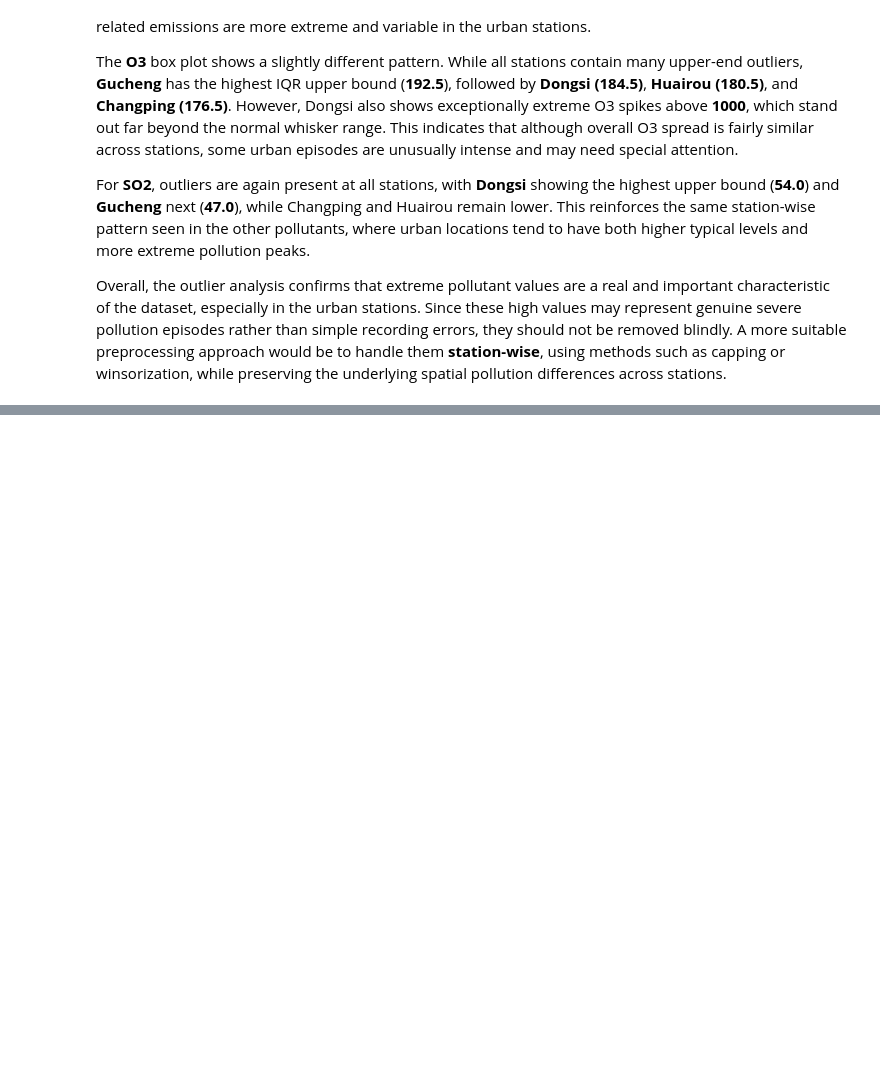
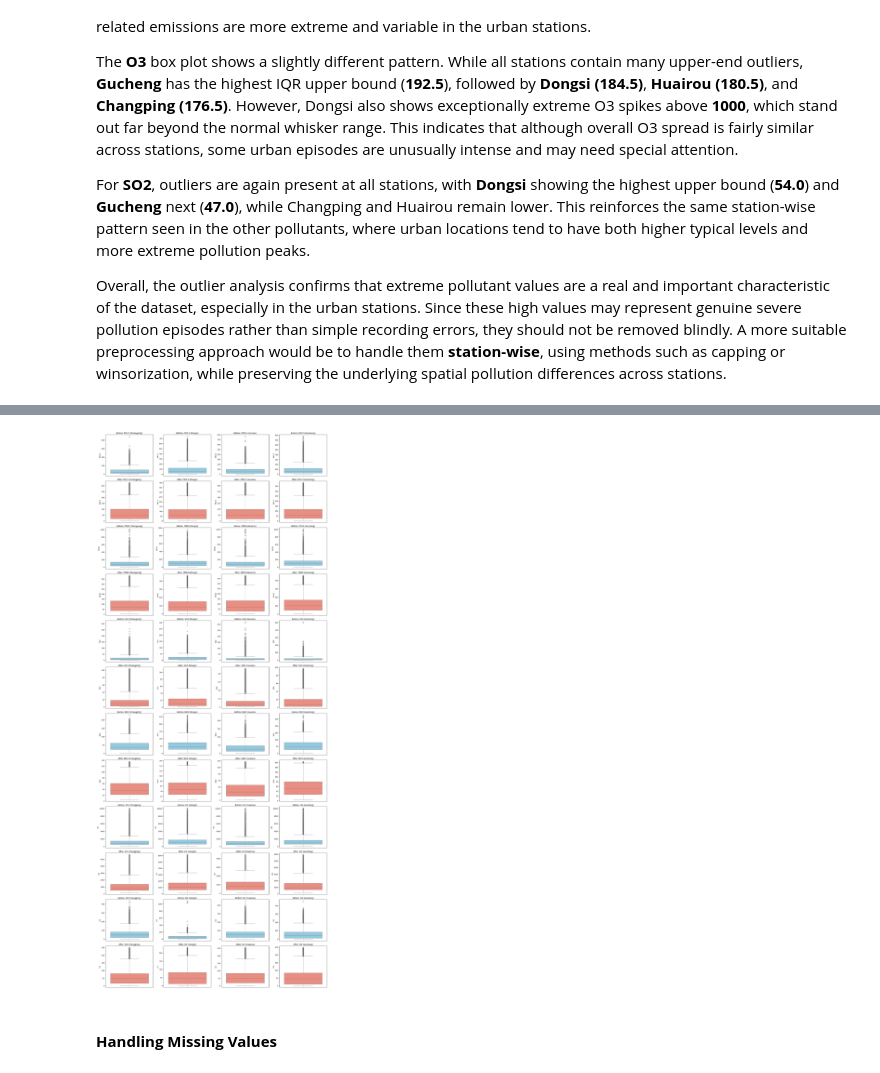
Before and after one commit to SameerPasha565/Air-pollution-analysis, a Jupyter notebook: Prac1Assignment.ipynb, the cells around one changed output, grey strips where cells are left out. Cells and saved outputs as stored; diff of their text form; code cells hidden in the pictures; blank space fills up the shorter version.

```diff
--- a/Prac1Assignment.ipynb
+++ b/Prac1Assignment.ipynb
@@ -396,0 +423,3 @@ Overall, the outlier analysis confirms that extreme pollutant values are a real
+# %%
+# Saving a copy before cleaning
+df_original = df.copy()
@@ -396,0 +428,15 @@ Overall, the outlier analysis confirms that extreme pollutant values are a real
+# %%
+pollutants = ['PM2.5', 'PM10', 'SO2', 'NO2', 'CO', 'O3']
+
+def winsorize_stationwise(df, cols):
+    df_clean = df.copy()
+    for station in df_clean['station'].unique():
+        mask = df_clean['station'] == station
+        for col in cols:
+            lower = df_clean.loc[mask, col].quantile(0.01)
+            upper = df_clean.loc[mask, col].quantile(0.99)
+            # Clip for pollutants: lower bound maxed at 0 to avoid negative physical values
+            df_clean.loc[mask, col] = df_clean.loc[mask, col].clip(lower=max(lower, 0), upper=upper)
+    return df_clean
+
+df_winsorized = winsorize_stationwise(df, pollutants)
@@ -396,0 +445,38 @@ Overall, the outlier analysis confirms that extreme pollutant values are a real
+# %%
+def compare_winsorization_by_pollutant(df_before, df_after, pollutant_cols, station_col='station'):
+    stations = df_before[station_col].unique()
+    n_pollutants = len(pollutant_cols)
+
+    # 2 rows per pollutant → BEFORE + AFTER
+    fig, axes = plt.subplots(n_pollutants * 2, len(stations), figsize=(5 * len(stations), 4 * n_pollutants * 2))
+
+    for i, pollutant in enumerate(pollutant_cols):
+        for j, station in enumerate(stations):
+
+            # BEFORE (top row for this pollutant)
+            sns.boxplot(
+                y=df_before[df_before[station_col] == station][pollutant],
+                ax=axes[i*2, j],
+                color='skyblue'
+            )
+            axes[i*2, j].set_title(f'Before: {pollutant} ({station})')
+
+            # AFTER (bottom row for this pollutant)
+            sns.boxplot(
+                y=df_after[df_after[station_col] == station][pollutant],
+                ax=axes[i*2 + 1, j],
+                color='salmon'
+            )
+            axes[i*2 + 1, j].set_title(f'After: {pollutant} ({station})')
+
+    plt.tight_layout()
+    plt.show()
+
+
+# Example usage:
+pollutant_cols = ["PM2.5", "PM10", "SO2", "NO2", "CO", "O3"]
+compare_winsorization_by_pollutant(df_original, df_winsorized, pollutant_cols)
+# %% [output]
+[figure, added]
+# %% [markdown]
+#### **Handling Missing Values**
```
Also changed, not shown: parts of 12 cells of this notebook.
